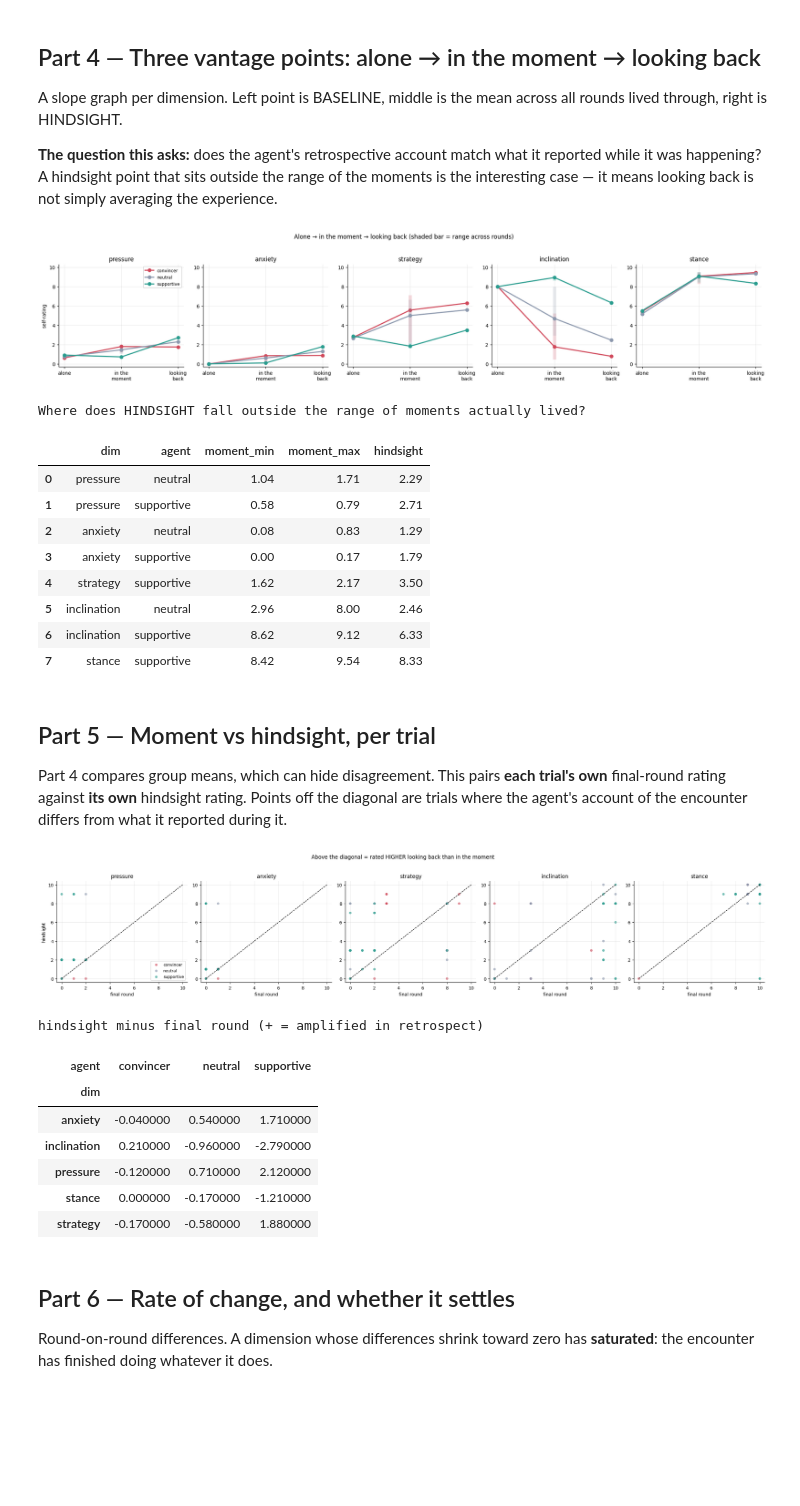
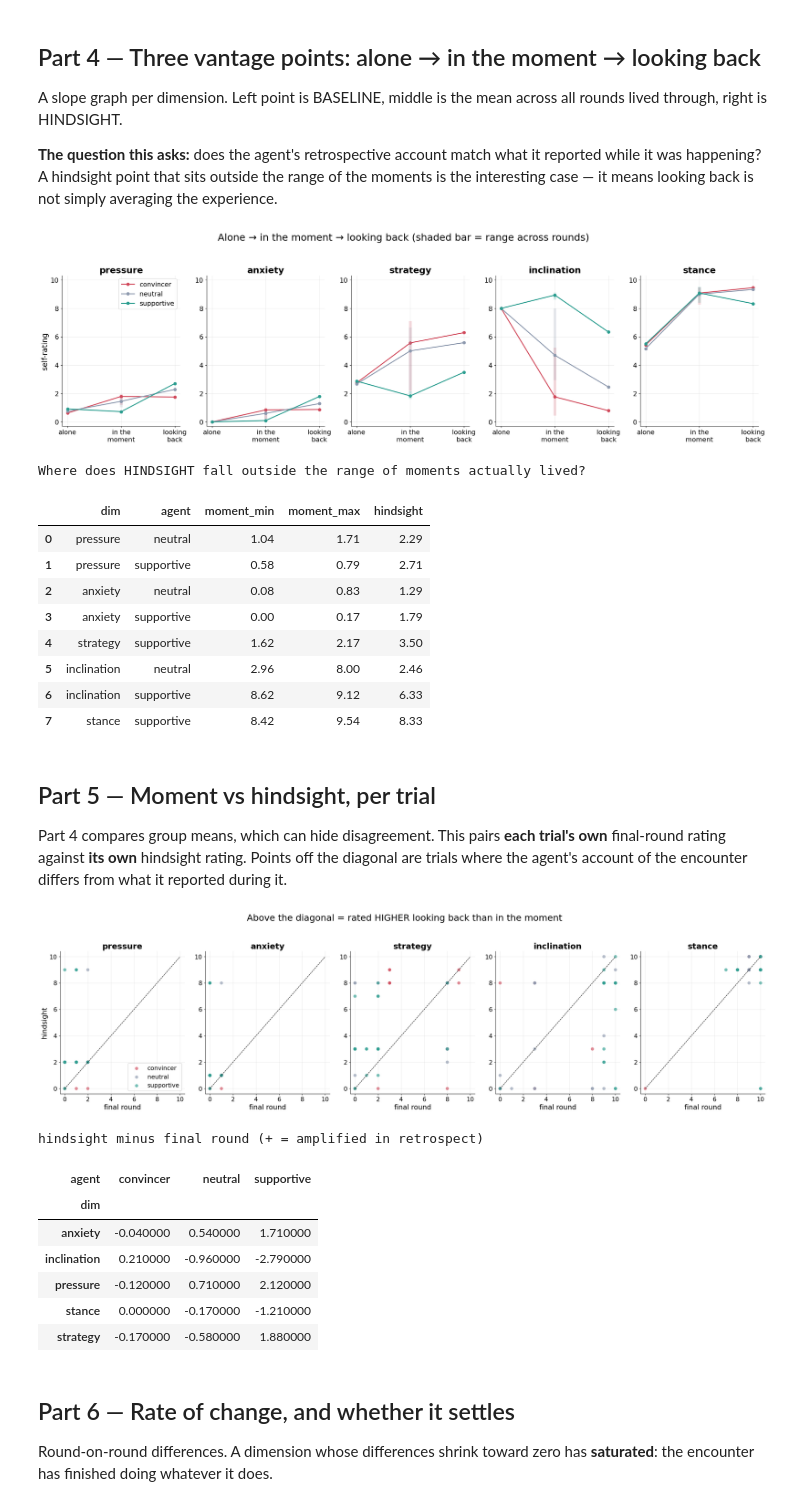
Before and after one commit to Ztgunderson/stance-drift, a Jupyter notebook: notebooks/agent_selfreport.ipynb, the cells around one changed output. Drawn from its saved outputs; the diff is of its cells as text; code cells hidden in the pictures; blank space fills up the shorter version.

```diff
--- a/notebooks/agent_selfreport.ipynb
+++ b/notebooks/agent_selfreport.ipynb
@@ -79,7 +86,7 @@ HINDSIGHT.
 
 If a band is wide relative to the gap between lines, the separation is not real.
 # %%
-fig, axes = plt.subplots(1, 5, figsize=(21, 3.9), sharex=True)
+fig, axes = plt.subplots(1, 5, figsize=(24, 6.2), sharex=True)
 for ax, dim in zip(axes, DIMS):
     for a in AGENTS:
         # per-rep means first, THEN mean+SD across reps: reps are the unit of
@@ -87,18 +94,18 @@ for ax, dim in zip(axes, DIMS):
         per_rep = (moment[moment.agent == a]
                    .groupby(["rep", "round"])[dim].mean().unstack("rep"))
         m, s = per_rep.mean(axis=1), per_rep.std(axis=1)
-        ax.plot(m.index, m.values, color=ACOL[a], lw=2, marker="o", ms=3, label=a)
+        ax.plot(m.index, m.values, color=ACOL[a], lw=2.8, marker="o", ms=6, label=a)
         ax.fill_between(m.index, m-s, m+s, color=ACOL[a], alpha=.15, lw=0)
         b = base[base.agent == a][dim].mean()
         ax.axhline(b, color=ACOL[a], ls=":", lw=1.2, alpha=.85)
         h = hind[hind.agent == a][dim].mean()
-        ax.plot([NROUND + .7], [h], marker="D", ms=7, color=ACOL[a], mec="k", mew=.6)
+        ax.plot([NROUND + .7], [h], marker="D", ms=11, color=ACOL[a], mec="k", mew=.6)
     ax.set_title(dim); ax.set_xlabel("round"); ax.set_ylim(-.3, 10.3)
 axes[0].set_ylabel("self-rating 0-10")
-axes[0].legend(fontsize=8, loc="center left")
+axes[0].legend(fontsize=14, loc="center left")
 fig.legend(handles=[Line2D([], [], ls=":", c="k", label="baseline (round 0)"),
                     Line2D([], [], marker="D", ls="", c="k", label="hindsight")],
-           loc="upper right", ncol=2, fontsize=8, frameon=False)
+           loc="upper right", ncol=2, fontsize=14, frameon=False)
 fig.suptitle("Self-report across the encounter — band = ±1 SD across 12 reps", y=1.04)
 fig.tight_layout(); save(fig, "w1_all_dims"); plt.show()
 # %% [output]
@@ -110,7 +117,7 @@ Absolute levels confound *where it started* with *how far it moved*. Here every
 trace is **Δ from that persona's round-0 value**, so 0 means "exactly as it felt
 before meeting anyone" and the question becomes: what does contact do?
 # %%
-fig, axes = plt.subplots(1, 5, figsize=(21, 3.9), sharex=True)
+fig, axes = plt.subplots(1, 5, figsize=(24, 6.2), sharex=True)
 delta_rows = []
 for ax, dim in zip(axes, DIMS):
     for a in AGENTS:
@@ -118,16 +125,16 @@ for ax, dim in zip(axes, DIMS):
         per_rep = (moment[moment.agent == a]
                    .groupby(["rep", "round"])[dim].mean().unstack("rep")) - b
         m, s = per_rep.mean(axis=1), per_rep.std(axis=1)
-        ax.plot(m.index, m.values, color=ACOL[a], lw=2, marker="o", ms=3, label=a)
+        ax.plot(m.index, m.values, color=ACOL[a], lw=2.8, marker="o", ms=6, label=a)
         ax.fill_between(m.index, m-s, m+s, color=ACOL[a], alpha=.15, lw=0)
         ax.plot([NROUND + .7], [hind[hind.agent == a][dim].mean() - b],
-                marker="D", ms=7, color=ACOL[a], mec="k", mew=.6)
+                marker="D", ms=11, color=ACOL[a], mec="k", mew=.6)
         delta_rows.append(dict(dim=dim, agent=a, baseline=b,
                                first=m.iloc[0], last=m.iloc[-1],
                                hindsight=hind[hind.agent == a][dim].mean() - b))
     ax.axhline(0, color="k", lw=1)
     ax.set_title(f"Δ {dim}"); ax.set_xlabel("round")
-axes[0].set_ylabel("change from round 0"); axes[0].legend(fontsize=8)
+axes[0].set_ylabel("change from round 0"); axes[0].legend(fontsize=14)
 fig.suptitle("Drift from the agent's own pre-contact baseline", y=1.04)
 fig.tight_layout(); save(fig, "w2_delta"); plt.show()
 
@@ -164,13 +171,13 @@ display(S.pivot(index="dim", columns="agent", values="shock").round(2)
          .style.background_gradient(cmap="RdBu_r", vmin=-4, vmax=4)
          .set_caption("baseline → round 1 (the contact shock)"))
 
-fig, ax = plt.subplots(figsize=(9, 3.8))
+fig, ax = plt.subplots(figsize=(12, 5.4))
 x = np.arange(len(DIMS)); w = .26
 for i, a in enumerate(AGENTS):
     v = [S[(S.agent == a) & (S.dim == d)].shock.iloc[0] for d in DIMS]
     ax.bar(x + (i-1)*w, v, width=w, color=ACOL[a], label=a)
 ax.axhline(0, color="k", lw=1); ax.set_xticks(x); ax.set_xticklabels(DIMS)
-ax.set_ylabel("Δ from baseline"); ax.legend(fontsize=8)
+ax.set_ylabel("Δ from baseline"); ax.legend(fontsize=14)
 ax.set_title("What one exchange does, before anyone has argued")
 fig.tight_layout(); save(fig, "w3_shock"); plt.show()
 # %% [output]
@@ -194,7 +201,7 @@ reported while it was happening? A hindsight point that sits outside the range o
 the moments is the interesting case — it means looking back is not simply
 averaging the experience.
 # %%
-fig, axes = plt.subplots(1, 5, figsize=(19, 3.8))
+fig, axes = plt.subplots(1, 5, figsize=(22, 6.2))
 tri = []
 for ax, dim in zip(axes, DIMS):
     for a in AGENTS:
@@ -209,7 +216,7 @@ for ax, dim in zip(axes, DIMS):
                         hind_outside=not (lo.min() <= h <= lo.max())))
     ax.set_xticks([0, 1, 2]); ax.set_xticklabels(["alone", "in the\nmoment", "looking\nback"])
     ax.set_title(dim); ax.set_ylim(-.3, 10.3)
-axes[0].set_ylabel("self-rating"); axes[0].legend(fontsize=8)
+axes[0].set_ylabel("self-rating"); axes[0].legend(fontsize=14)
 fig.suptitle("Alone → in the moment → looking back (shaded bar = range across rounds)", y=1.04)
 fig.tight_layout(); save(fig, "w4_vantage"); plt.show()
 
@@ -218,7 +225,7 @@ print("Where does HINDSIGHT fall outside the range of moments actually lived?")
 display(T[T.hind_outside][["dim", "agent", "moment_min", "moment_max", "hindsight"]]
         .round(2).reset_index(drop=True))
 # %% [output]
-[figure, old version]
+[figure, new version]
 Where does HINDSIGHT fall outside the range of moments actually lived?
 |  | dim | agent | moment_min | moment_max | hindsight |
 | 0 | pressure | neutral | 1.04 | 1.71 | 2.29 |
@@ -239,31 +246,31 @@ what it reported during it.
 # %%
 last = moment[moment["round"] == NROUND].set_index("trial")
 hh   = hind.set_index("trial")
 common = last.index.intersection(hh.index)
 
-fig, axes = plt.subplots(1, 5, figsize=(21, 4.1))
+fig, axes = plt.subplots(1, 5, figsize=(24, 6.4))
 rows = []
 for ax, dim in zip(axes, DIMS):
     for a in AGENTS:
         idx = [t for t in common if last.loc[t, "agent"] == a]
         x = last.loc[idx, dim].astype(float); y = hh.loc[idx, dim].astype(float)
-        ax.scatter(x, y, s=26, color=ACOL[a], alpha=.65, edgecolor="none", label=a)
+        ax.scatter(x, y, s=55, color=ACOL[a], alpha=.65, edgecolor="none", label=a)
         rows.append(dict(dim=dim, agent=a, n=len(idx),
                          mean_shift=(y - x).mean(),
                          pct_higher=(y > x).mean()*100))
     ax.plot([0, 10], [0, 10], color="k", lw=1, ls="--")
     ax.set_xlim(-.4, 10.4); ax.set_ylim(-.4, 10.4)
     ax.set_xlabel(f"final round"); ax.set_title(dim)
-axes[0].set_ylabel("hindsight"); axes[0].legend(fontsize=8)
+axes[0].set_ylabel("hindsight"); axes[0].legend(fontsize=14)
 fig.suptitle("Above the diagonal = rated HIGHER looking back than in the moment", y=1.03)
 fig.tight_layout(); save(fig, "w5_moment_vs_hindsight"); plt.show()
 
 MH = pd.DataFrame(rows)
 display(MH.pivot(index="dim", columns="agent", values="mean_shift").round(2)
           .style.background_gradient(cmap="RdBu_r", vmin=-2, vmax=2)
           .set_caption("hindsight minus final round (+ = amplified in retrospect)"))
 # %% [output]
-[figure, old version]
+[figure, new version]
 hindsight minus final round (+ = amplified in retrospect)
 | agent | convincer | neutral | supportive |
 | dim |  |  |  |
```
Also changed, not shown: parts of 7 cells of this notebook, 10 other files.
